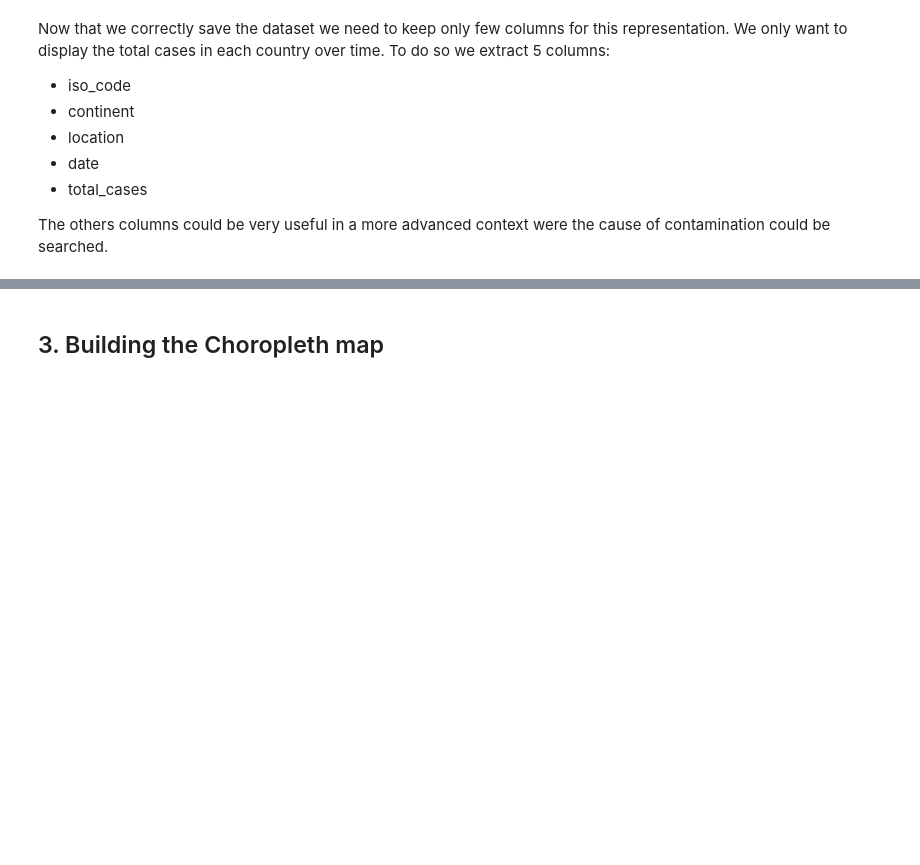
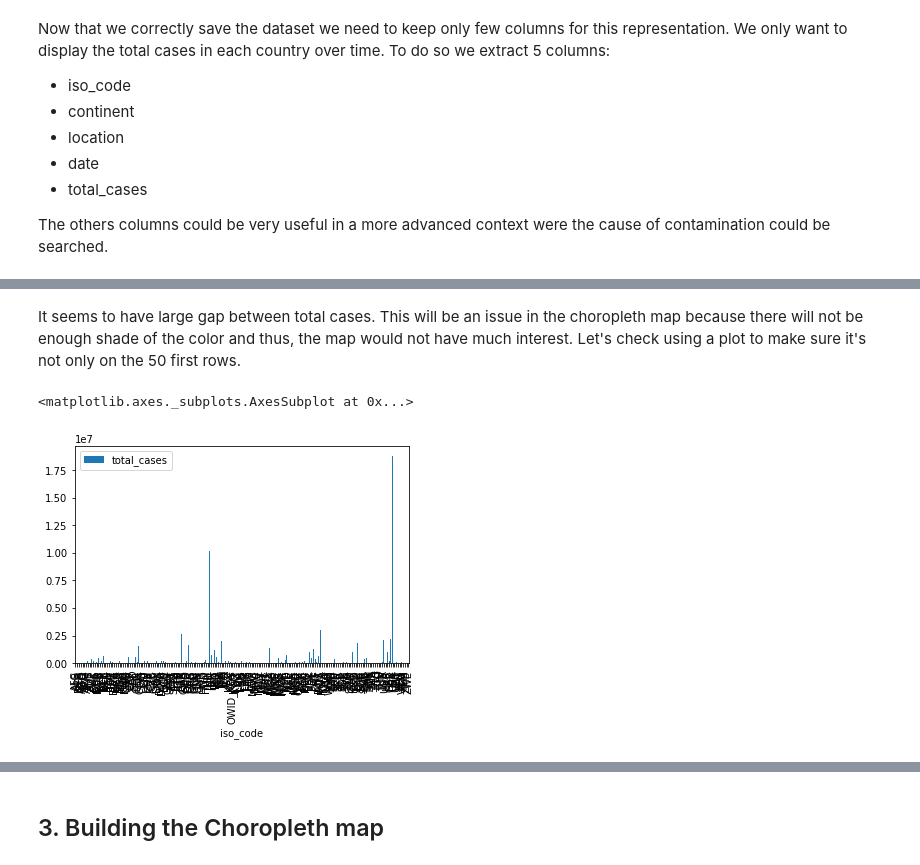
Before and after one commit to bc2606/covid19-data-visualisation, a Jupyter notebook: covid19-notebook.ipynb, the cells around one changed output, grey strips where cells are left out. Cells and saved outputs as stored; diff of their text form; code cells hidden in the pictures; blank space fills up the shorter version.

```diff
--- a/covid19-notebook.ipynb
+++ b/covid19-notebook.ipynb
@@ -67,0 +94,7 @@ simp_covid_df = simp_covid_df[simp_covid_df.location != 'World']
+# %% [markdown]
+It seems to have large gap between total cases. This will be an issue in the choropleth map because there will not be enough shade of the color and thus, the map would not have much interest. Let's check using a plot to make sure it's not only on the 50 first rows.
+# %%
+xmas_df.plot.bar(x='iso_code', y='total_cases')
+# %% [output]
+<matplotlib.axes._subplots.AxesSubplot at 0x...>
+[figure, added]
```
Also changed, not shown: parts of 12 cells of this notebook.
